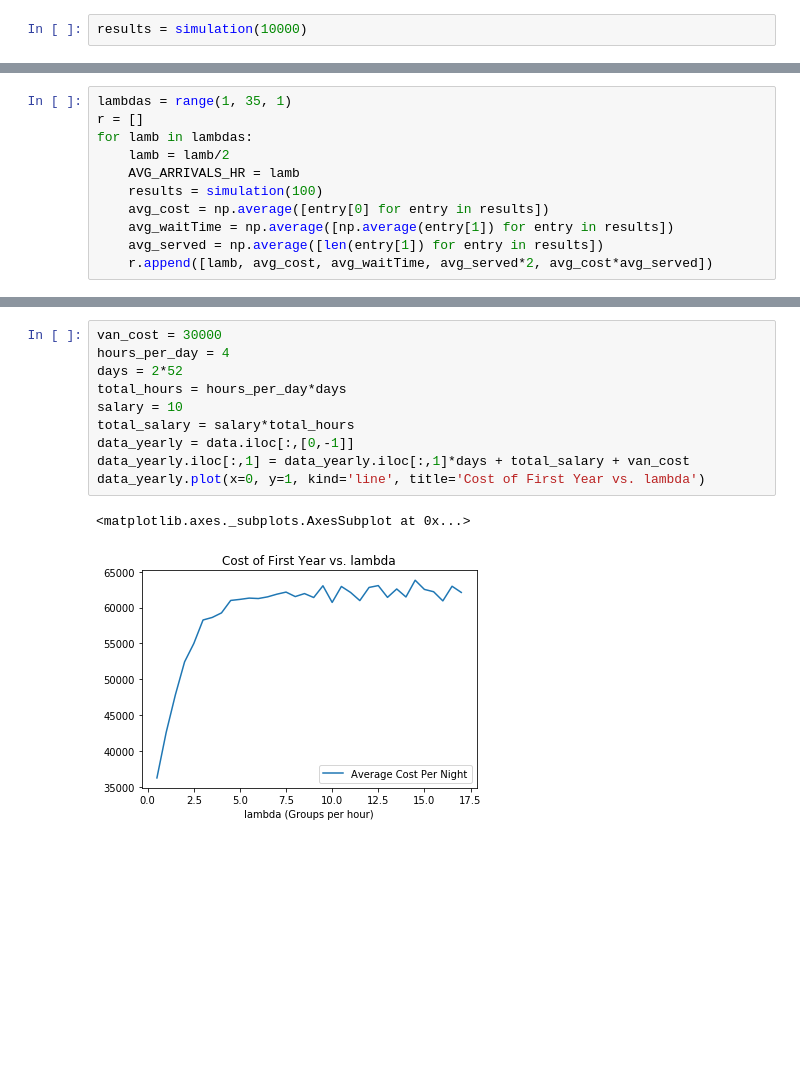
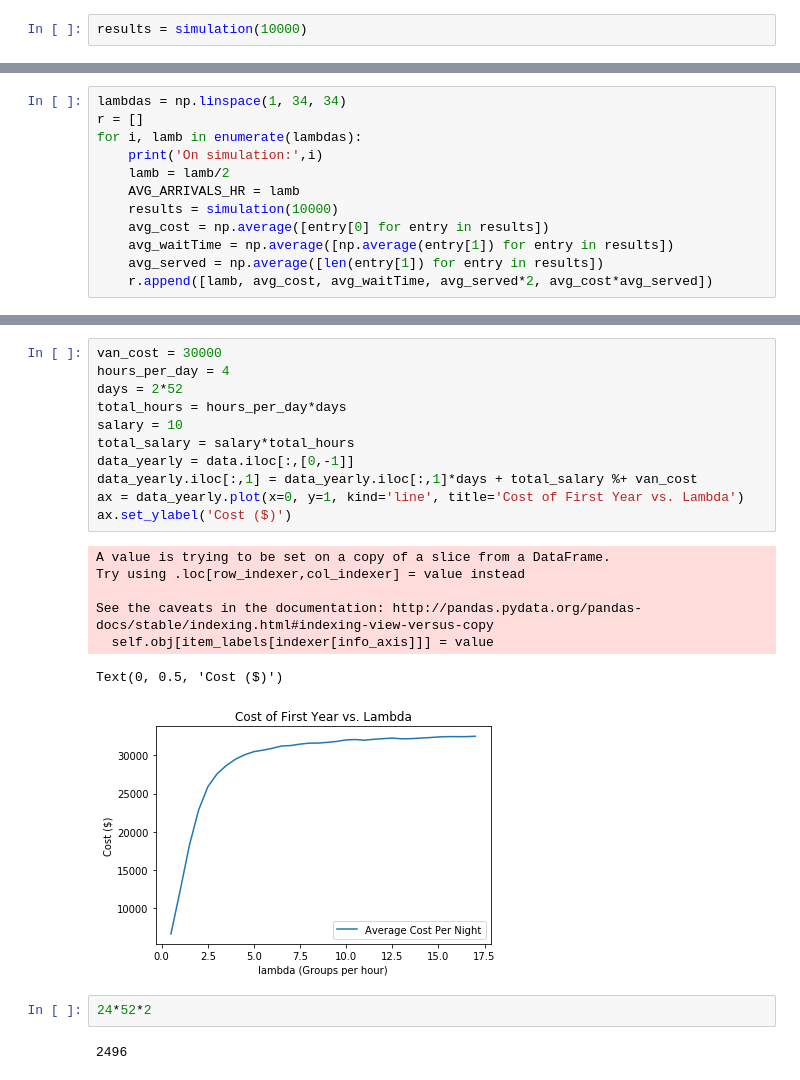
Before and after one commit to yakaboskic/engs103Project, a Jupyter notebook: van/nb-VanPool.ipynb, the cells around one changed output, grey strips where cells are left out. Drawn from its saved outputs; the diff is of its cells as text; blank space fills up the shorter version.

```diff
--- a/van/nb-VanPool.ipynb
+++ b/van/nb-VanPool.ipynb
@@ -219,10 +230,11 @@ results = simulation(10000)
 # %%
-lambdas = range(1, 35, 1)
+lambdas = np.linspace(1, 34, 34)
 r = []
-for lamb in lambdas:
+for i, lamb in enumerate(lambdas):
+    print('On simulation:',i)
     lamb = lamb/2
     AVG_ARRIVALS_HR = lamb
-    results = simulation(100)
+    results = simulation(10000)
     avg_cost = np.average([entry[0] for entry in results])
     avg_waitTime = np.average([np.average(entry[1]) for entry in results])
     avg_served = np.average([len(entry[1]) for entry in results])
@@ -258,13 +297,23 @@ data.plot(x=0, y=3, kind='line', title='Lambda vs. Number Customers Served')
 # %%
 van_cost = 30000
 hours_per_day = 4
 days = 2*52
 total_hours = hours_per_day*days
 salary = 10
 total_salary = salary*total_hours
 data_yearly = data.iloc[:,[0,-1]]
-data_yearly.iloc[:,1] = data_yearly.iloc[:,1]*days + total_salary + van_cost
-data_yearly.plot(x=0, y=1, kind='line', title='Cost of First Year vs. lambda')
+data_yearly.iloc[:,1] = data_yearly.iloc[:,1]*days + total_salary %+ van_cost
+ax = data_yearly.plot(x=0, y=1, kind='line', title='Cost of First Year vs. Lambda')
+ax.set_ylabel('Cost ($)')
 # %% [output]
-<matplotlib.axes._subplots.AxesSubplot at 0x...>
+A value is trying to be set on a copy of a slice from a DataFrame.
+Try using .loc[row_indexer,col_indexer] = value instead
+
+See the caveats in the documentation: http://pandas.pydata.org/pandas-docs/stable/indexing.html#indexing-view-versus-copy
+  self.obj[item_labels[indexer[info_axis]]] = value
+Text(0, 0.5, 'Cost ($)')
-[figure, old version]
+[figure, new version]
+# %%
+24*52*2
+# %% [output]
+2496
```
Also changed, not shown: parts of 15 cells of this notebook, 1 other file.
